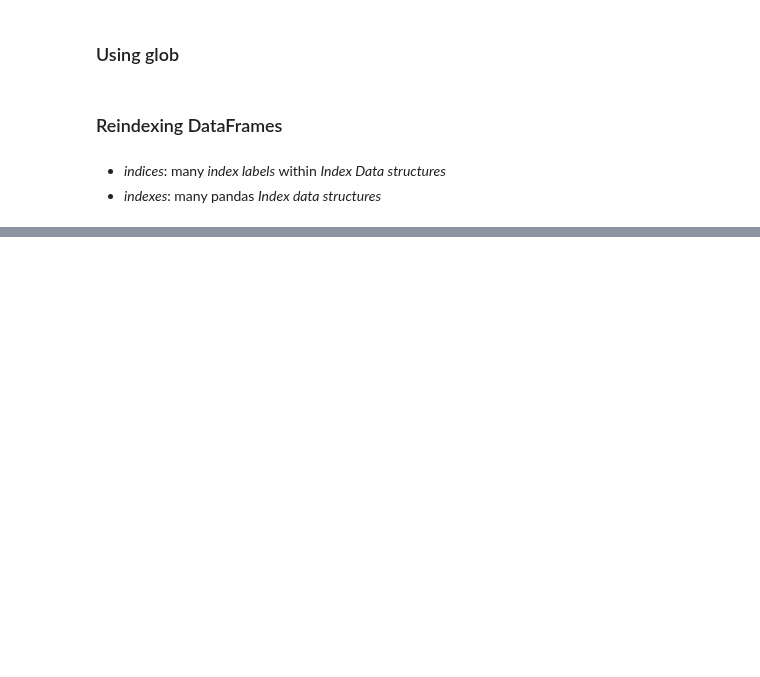
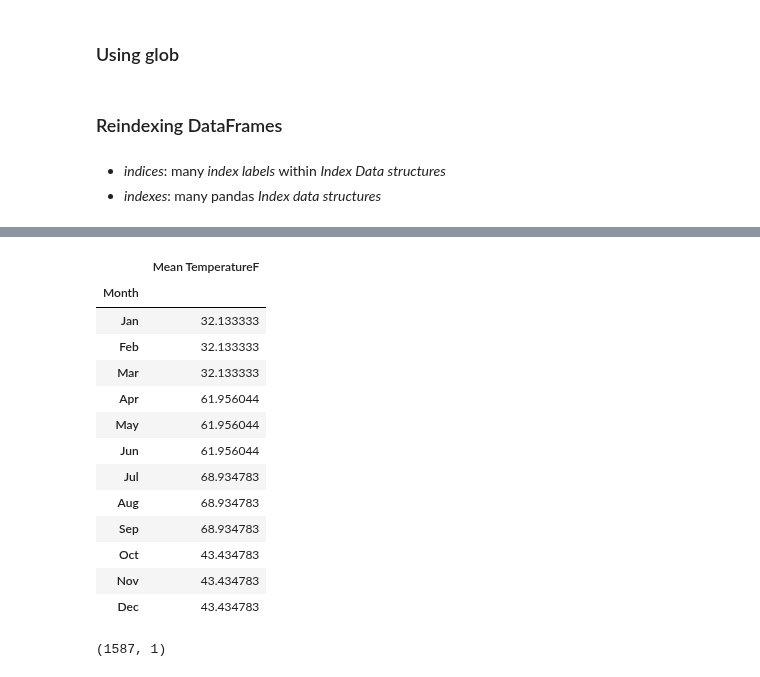
Before and after one commit to MikSm1th/datacamp_notes, a Jupyter notebook: merging_DataFrames_with_pandas/Preparing data.ipynb, the cells around one changed output, grey strips where cells are left out. Saved outputs shown, nothing was run; the diff lists cells and outputs as text; code cells hidden in the pictures; blank space fills up the shorter version.

```diff
--- a/merging_DataFrames_with_pandas/Preparing data.ipynb
+++ b/merging_DataFrames_with_pandas/Preparing data.ipynb
@@ -40,5 +40,7 @@ df = pd.read_csv('pittsburgh2013.csv', index_col="Date", parse_dates=True)
 # %%
 by_quarter = df.groupby(pd.PeriodIndex(df.index, freq="Q")).mean()
 w_mean = by_quarter['Mean TemperatureF']
+w_mean.index = ['Jan', 'Apr', 'Jul', 'Oct']
+w_mean.index.name = 'Month'
 w_mean
 # %% [output]
@@ -55,0 +156,4 @@ by_month
+# %%
+# Reindexing DataFrame from a list
+weather1 = pd.DataFrame(w_mean).sort_index()
+weather1
@@ -55,0 +167,4 @@ by_month
+# %%
+year = ['Jan', 'Feb', 'Mar', 'Apr', 'May', 'Jun', 'Jul', 'Aug', 'Sep', 'Oct','Nov', 'Dec']
+weather2 = weather1.reindex(year)
+weather2.head()
@@ -55,0 +179,32 @@ by_month
+# %%
+weather3 = weather1.reindex(year).ffill()
+weather3
+# %% [output]
+|  | Mean TemperatureF |
+| Month |  |
+| Jan | 32.133333 |
+| Feb | 32.133333 |
+| Mar | 32.133333 |
+| Apr | 61.956044 |
+| May | 61.956044 |
+| Jun | 61.956044 |
+| Jul | 68.934783 |
+| Aug | 68.934783 |
+| Sep | 68.934783 |
+| Oct | 43.434783 |
+| Nov | 43.434783 |
+| Dec | 43.434783 |
+# %%
+names_1981 = pd.read_csv('baby_names/names1981.csv',
+                         header=None,
+                         names=['name','gender','count'],
+                         index_col=(0,1))
+names_1881 = pd.read_csv('baby_names/names1881.csv',
+                         header=None,
+                         names=['name','gender','count'],
+                         index_col=(0,1))
+common_names = names_1981.reindex(names_1881.index)
+common_names = common_names.dropna()
+common_names.shape
+# %% [output]
+(1587, 1)
```
Also changed, not shown: parts of 40 cells of this notebook, 11 other files.
